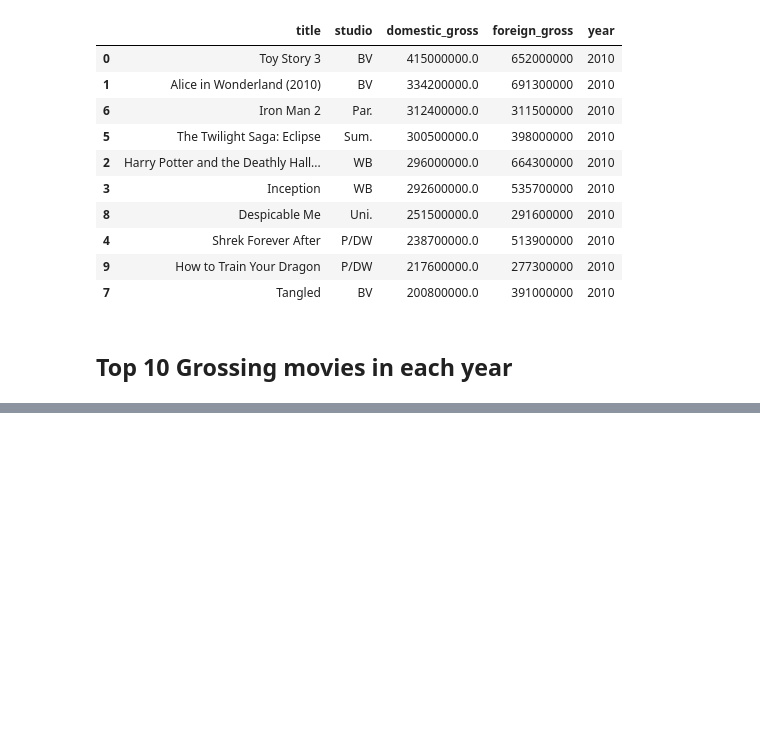
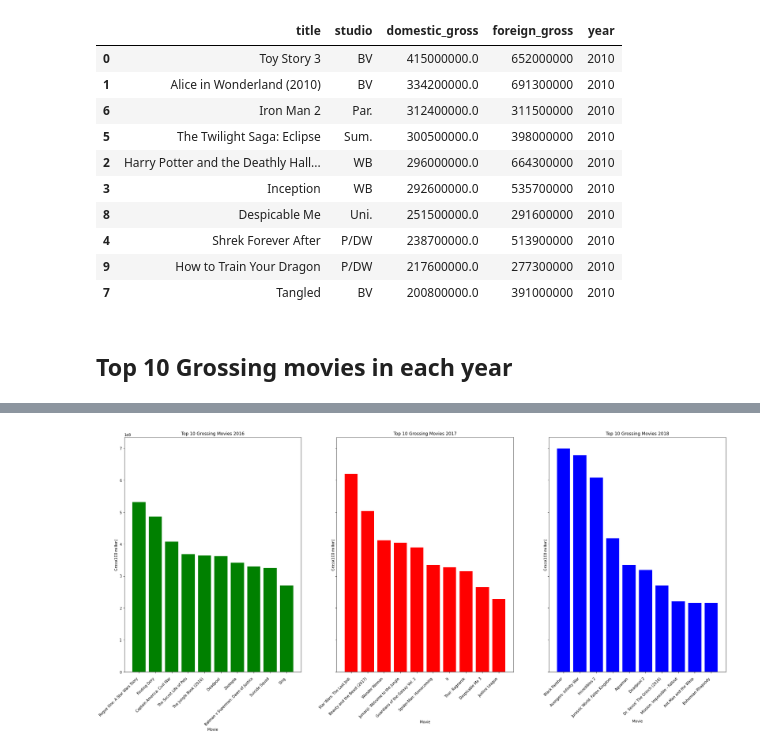
Before and after one commit to learn-co-curriculum/dsc-ai-academy-semester1-capstone, a Jupyter notebook: EnochNotebook.ipynb, the cells around one changed output, grey strips where cells are left out. Saved outputs shown, nothing was run; the diff lists cells and outputs as text; code cells hidden in the pictures; blank space fills up the shorter version.

```diff
--- a/EnochNotebook.ipynb
+++ b/EnochNotebook.ipynb
@@ -119,3 +154,37 @@ fig.suptitle('Categorical Plotting')
+# %%
+fig, axs = plt.subplots(1, 3, figsize=(30, 12), sharey=True)
+
+## 2016
+axs[0].bar(movie_gross2016['title'],
+         movie_gross2016['domestic_gross'],
+         color='g', align='center')
+axs[0].set_title('Top 10 Grossing Movies 2016')
+axs[0].set_xlabel('Movie')
+axs[0].set_ylabel('Gross(100 millon)')
+axs[0].set_xticklabels(movie_gross2016['title'], rotation=45,  va='top', ha='right')
+axs[0].tick_params(axis="x", direction="out", pad=10)
+
+## 2017
+axs[1].bar(movie_gross2017['title'],
+         movie_gross2017['domestic_gross'],
+         color='r', align='center')
+axs[1].set_title('Top 10 Grossing Movies 2017')
+axs[1].set_xlabel('Movie')
+axs[1].set_ylabel('Gross(100 millon)')
+axs[1].set_xticklabels(movie_gross2017['title'], rotation=45,  va='top', ha='right')
+axs[1].tick_params(axis="x", direction="out", pad=10)
+
+## 2018
+axs[2].bar(movie_gross2018['title'],
+         movie_gross2018['domestic_gross'],
+         color='b', align='center')
+axs[2].set_title('Top 10 Grossing Movies 2018')
+axs[2].set_xlabel('Movie')
+axs[2].set_ylabel('Gross(100 millon)')
+axs[2].set_xticklabels(movie_gross2018['title'], rotation=45,  va='top', ha='right')
+axs[2].tick_params(axis="x", direction="out", pad=10)
+# %% [output]
+[figure, added]
 # %%
 movies = pd.read_csv('zippedData/tmdb.movies.csv.gz', index_col = 0)
 movies
```
Also changed, not shown: parts of 5 cells of this notebook, 2 other files.
